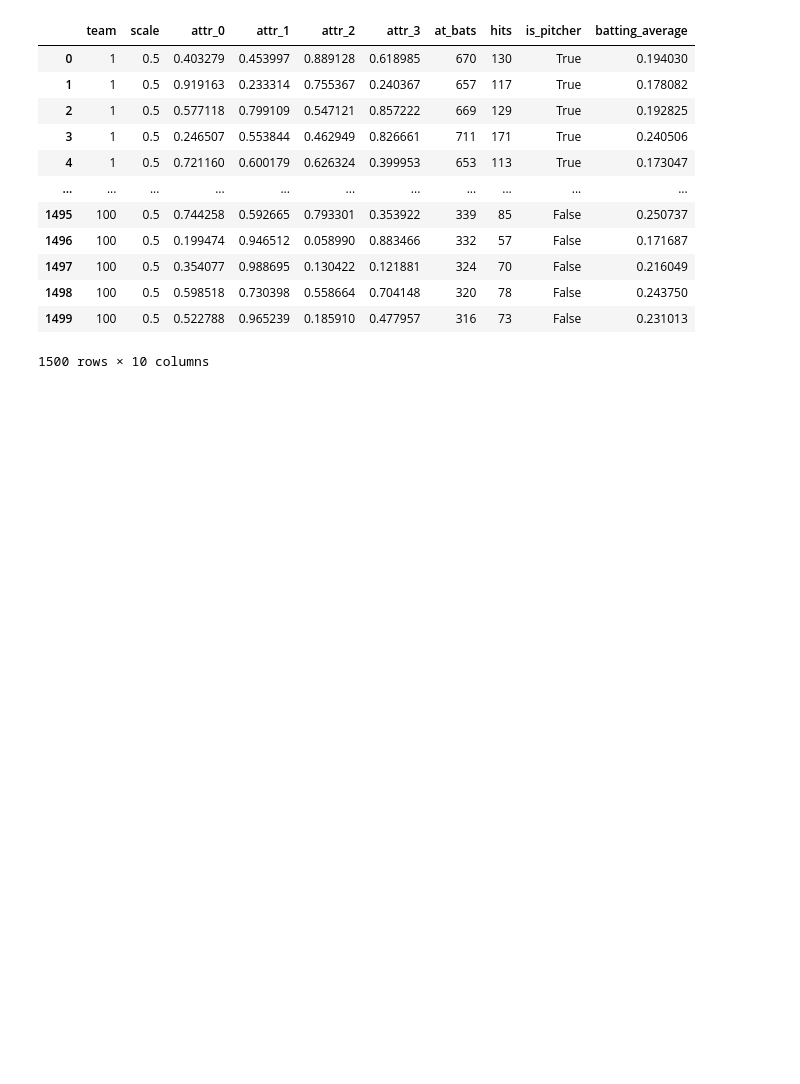
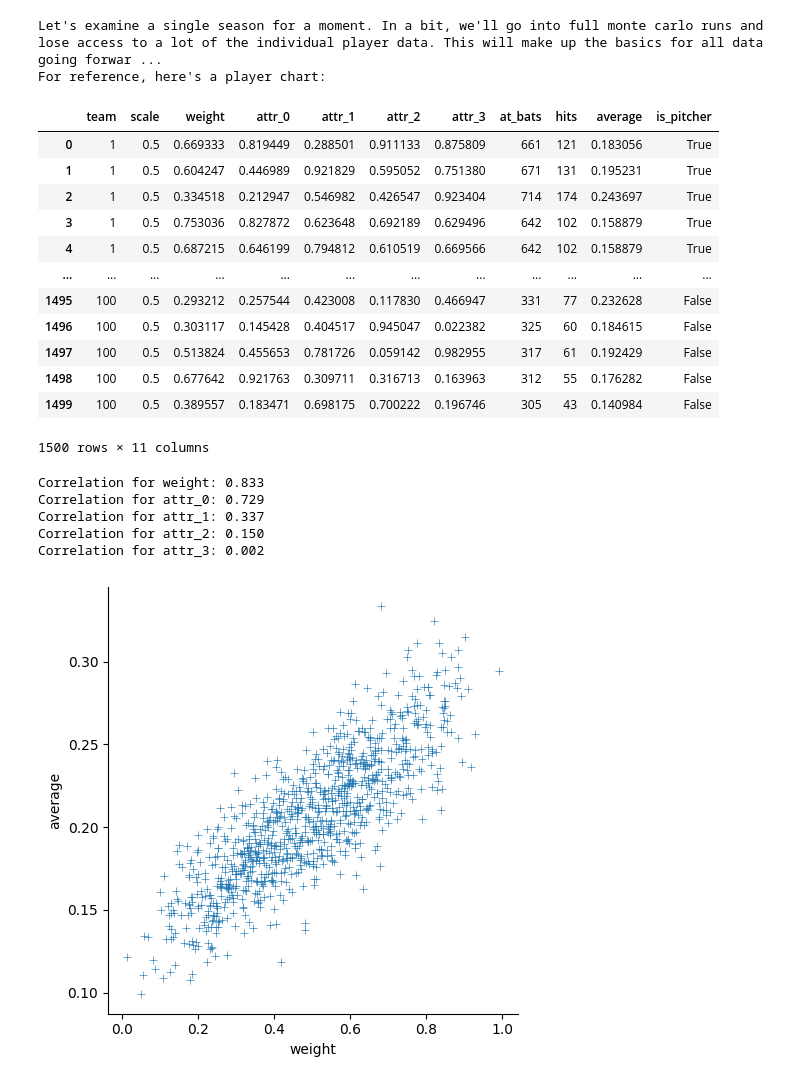
Before and after one commit to starshinePerigee/mmolb-stats, a Jupyter notebook: notebooks/stat-vs-attribute-across-windows.ipynb, the cells around one changed output. Saved outputs shown, nothing was run; the diff lists cells and outputs as text; code cells hidden in the pictures; blank space fills up the shorter version.

Commit message:
Begin work on monte carlo analysis.

```diff
--- a/notebooks/stat-vs-attribute-across-windows.ipynb
+++ b/notebooks/stat-vs-attribute-across-windows.ipynb
@@ -8,21 +31,31 @@ from sim import League, run_monte_carlo, params
 # %%
+
+
+
+
 params.MATCHMAKING_SPREAD = 6
-l = League()
-l.run_season()
-team_df, player_df = l.to_dataframes()
-player_df["batting_average"] = player_df["hits"] / player_df["at_bats"]
+team_df, player_df = quick_season()
+print("For reference, here's a player chart:")
 display(player_df)
 # %% [output]
+Let's examine a single season for a moment. In a bit, we'll go into full monte carlo runs and lose access to a lot of the individual player data. This will make up the basics for all data going forwar ...
+For reference, here's a player chart:
-|  | team | scale | attr_0 | attr_1 | attr_2 | attr_3 | at_bats | hits | is_pitcher | batting_average |
-| 0 | 1 | 0.5 | 0.403279 | 0.453997 | 0.889128 | 0.618985 | 670 | 130 | True | 0.194030 |
-| 1 | 1 | 0.5 | 0.919163 | 0.233314 | 0.755367 | 0.240367 | 657 | 117 | True | 0.178082 |
-| 2 | 1 | 0.5 | 0.577118 | 0.799109 | 0.547121 | 0.857222 | 669 | 129 | True | 0.192825 |
-| 3 | 1 | 0.5 | 0.246507 | 0.553844 | 0.462949 | 0.826661 | 711 | 171 | True | 0.240506 |
-| 4 | 1 | 0.5 | 0.721160 | 0.600179 | 0.626324 | 0.399953 | 653 | 113 | True | 0.173047 |
-| ... | ... | ... | ... | ... | ... | ... | ... | ... | ... | ... |
-| 1495 | 100 | 0.5 | 0.744258 | 0.592665 | 0.793301 | 0.353922 | 339 | 85 | False | 0.250737 |
-| 1496 | 100 | 0.5 | 0.199474 | 0.946512 | 0.058990 | 0.883466 | 332 | 57 | False | 0.171687 |
-| 1497 | 100 | 0.5 | 0.354077 | 0.988695 | 0.130422 | 0.121881 | 324 | 70 | False | 0.216049 |
-| 1498 | 100 | 0.5 | 0.598518 | 0.730398 | 0.558664 | 0.704148 | 320 | 78 | False | 0.243750 |
-| 1499 | 100 | 0.5 | 0.522788 | 0.965239 | 0.185910 | 0.477957 | 316 | 73 | False | 0.231013 |
+|  | team | scale | weight | attr_0 | attr_1 | attr_2 | attr_3 | at_bats | hits | average | is_pitcher |
+| 0 | 1 | 0.5 | 0.669333 | 0.819449 | 0.288501 | 0.911133 | 0.875809 | 661 | 121 | 0.183056 | True |
+| 1 | 1 | 0.5 | 0.604247 | 0.446989 | 0.921829 | 0.595052 | 0.751380 | 671 | 131 | 0.195231 | True |
+| 2 | 1 | 0.5 | 0.334518 | 0.212947 | 0.546982 | 0.426547 | 0.923404 | 714 | 174 | 0.243697 | True |
+| 3 | 1 | 0.5 | 0.753036 | 0.827872 | 0.623648 | 0.692189 | 0.629496 | 642 | 102 | 0.158879 | True |
+| 4 | 1 | 0.5 | 0.687215 | 0.646199 | 0.794812 | 0.610519 | 0.669566 | 642 | 102 | 0.158879 | True |
+| ... | ... | ... | ... | ... | ... | ... | ... | ... | ... | ... | ... |
+| 1495 | 100 | 0.5 | 0.293212 | 0.257544 | 0.423008 | 0.117830 | 0.466947 | 331 | 77 | 0.232628 | False |
+| 1496 | 100 | 0.5 | 0.303117 | 0.145428 | 0.404517 | 0.945047 | 0.022382 | 325 | 60 | 0.184615 | False |
+| 1497 | 100 | 0.5 | 0.513824 | 0.455653 | 0.781726 | 0.059142 | 0.982955 | 317 | 61 | 0.192429 | False |
+| 1498 | 100 | 0.5 | 0.677642 | 0.921763 | 0.309711 | 0.316713 | 0.163963 | 312 | 55 | 0.176282 | False |
+| 1499 | 100 | 0.5 | 0.389557 | 0.183471 | 0.698175 | 0.700222 | 0.196746 | 305 | 43 | 0.140984 | False |
-1500 rows × 10 columns
+1500 rows × 11 columns
+Correlation for weight: 0.833
+Correlation for attr_0: 0.729
+Correlation for attr_1: 0.337
+Correlation for attr_2: 0.150
+Correlation for attr_3: 0.002
+[figure, added]
```
Also changed, not shown: parts of 7 cells of this notebook, 4 other files.
